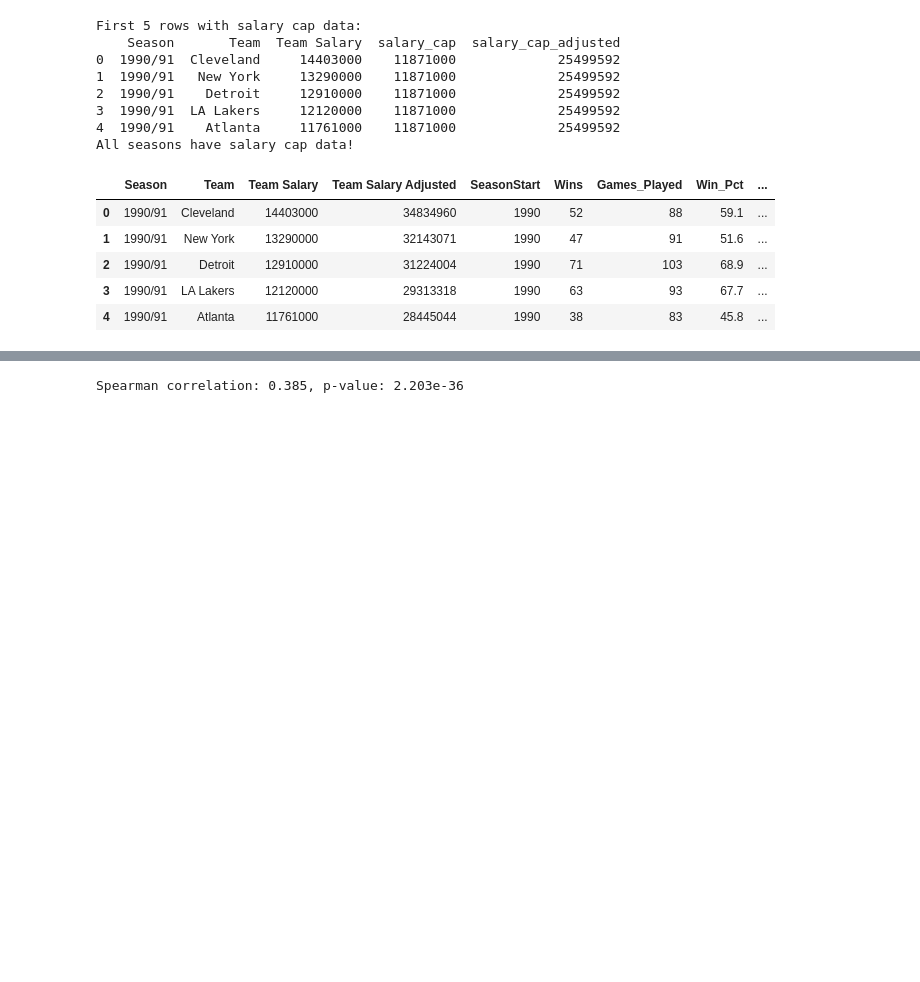
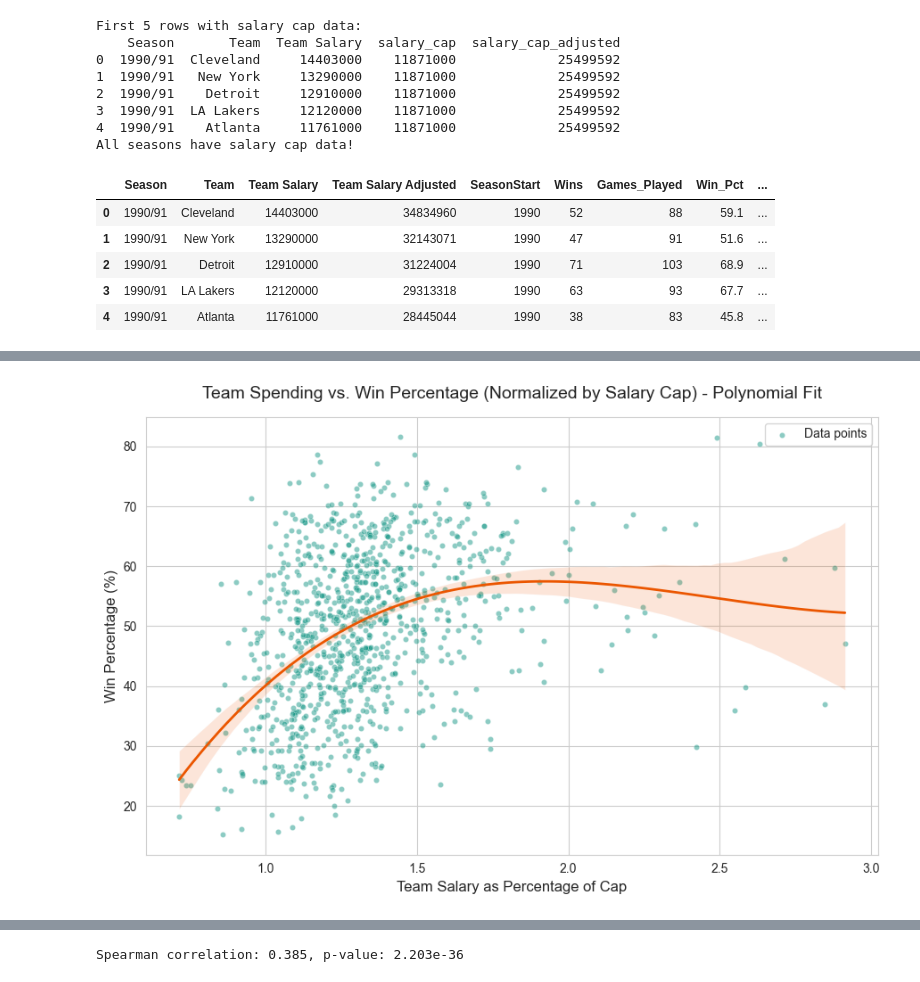
Before and after one commit to 5v3nn/uzh-esc403-data-science-project-nba, a Jupyter notebook: financial_influence.ipynb, the cells around one changed output, grey strips where cells are left out. Drawn from its saved outputs; the diff is of its cells as text; code cells hidden in the pictures; blank space fills up the shorter version.

```diff
--- a/financial_influence.ipynb
+++ b/financial_influence.ipynb
@@ -858,0 +893,47 @@ plt.show()
+# %%
+sns.set_style("whitegrid")
+
+# Create the figure and axes for the plot
+plt.figure(figsize=(6 * 1.5, 6)) # Matches aspect and height of lmplot
+
+# Create the scatter plot
+sns.scatterplot(
+    data=salary_with_wins,
+    x="salary_pct_cap",
+    y="Win_Pct",
+    alpha=0.5,
+    s=20,
+    color="#1a9988", # Scatter point color
+    label="Data points" # Optional: label for legend
+)
+
+# Add the polynomial regression line
+# Use order=2 for a quadratic polynomial, order=3 for cubic, etc.
+sns.regplot(
+    data=salary_with_wins,
+    x="salary_pct_cap",
+    y="Win_Pct",
+    order=3,  # Degree of the polynomial
+    scatter=False,  # Don't replot scatter points
+    line_kws={"color": "#eb5600", "linewidth": 2}, # Regression line color and width
+    label="Polynomial Fit (Order 2)" # Optional: label for legend
+)
+
+# Set titles and labels
+plt.xlabel("Team Salary as Percentage of Cap", fontsize=12)
+plt.ylabel("Win Percentage (%)", fontsize=12)
+plt.title("Team Spending vs. Win Percentage (Normalized by Salary Cap) - Polynomial Fit", fontsize=14, pad=15)
+
+# Optional: Add legend if you've added labels to scatter/regplot
+# plt.legend()
+
+# You can further customize the x and y ticks if necessary
+# plt.gca().xaxis.set_major_locator(mticker.MultipleLocator(0.2)) # Example: ticks every 0.2
+# plt.gca().yaxis.set_major_locator(mticker.MultipleLocator(10))  # Example: ticks every 10%
+
+# Ensure layout is tight
+plt.tight_layout()
+plt.show()
+# ...existing code...
+# %% [output]
+[figure, added]
```
Also changed, not shown: parts of 8 cells of this notebook, 4 other files.
